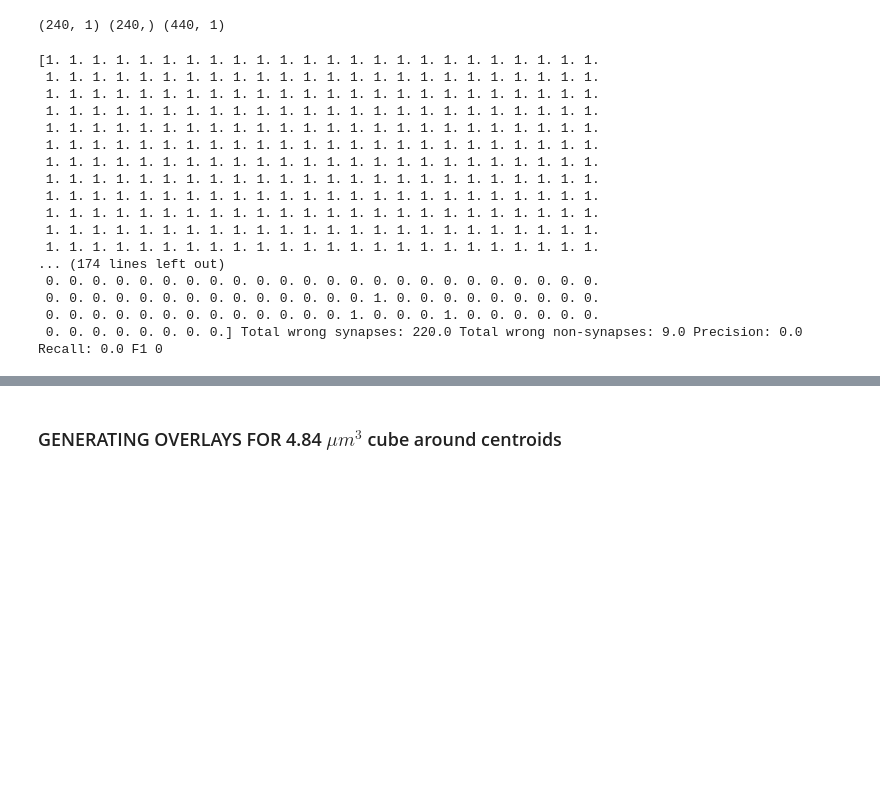
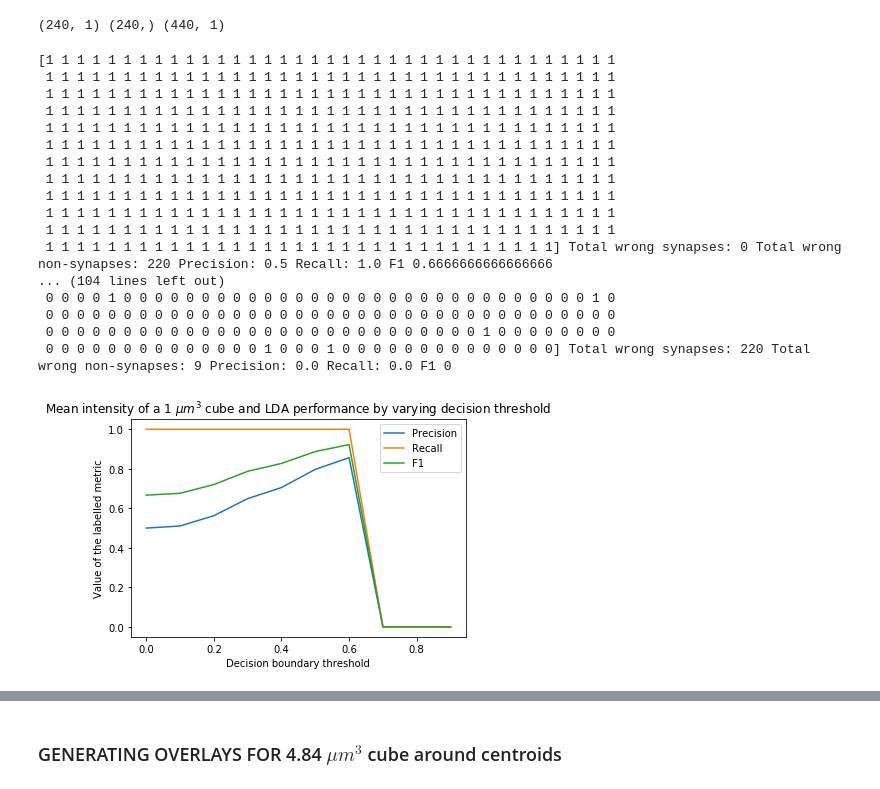
Before and after one commit to NeuroDataDesign/LIDS, a Jupyter notebook: LDA2/changing_decision_boundry_LDA.ipynb, the cells around one changed output, grey strips where cells are left out. Cells and saved outputs as stored; diff of their text form; code cells hidden in the pictures; blank space fills up the shorter version.

```diff
--- a/LDA2/changing_decision_boundry_LDA.ipynb
+++ b/LDA2/changing_decision_boundry_LDA.ipynb
@@ -146,43 +151,62 @@ print(train_data.shape, train_labels.shape, test_data.shape)
 # %%
 b = []
 p = []
 r = []
 f = []
 prediction_int_overlays = []
 for i in np.arange(0.0, 1.0, 0.1):
-    clf = LinearDiscriminantAnalysis(priors = np.array((i, 1-i)))
-    clf.fit(train_data, train_labels)
-    pred = clf.predict(test_data)
 
-    wrong_syn = 220-sum(pred[:220]) ##know that the 1st 220 are synapses
-    wrong_non_syn=sum(pred[220:]) ###know that the last 220 are non-synapses
-    precision = sum(pred[:220])/ (sum(pred[:220])+wrong_non_syn)
-    recall = sum(pred[:220])/ (sum(pred[:220])+(220-sum(pred[:220])))
+    lda = LDA().fit(train_data, train_labels)
+    probs_positive_class = lda.predict_proba(test_data)[:, 1]
+
+    prediction = probs_positive_class > i
+    prediction_int = prediction.astype(int)
+
+
+
+
+
+    wrong_syn = 220-sum(prediction_int[:220]) ##know that the 1st 220 are synapses
+    wrong_non_syn=sum(prediction_int[220:]) ###know that the last 220 are non-synapses
+    precision = sum(prediction_int[:220])/ (sum(prediction_int[:220])+wrong_non_syn)
+    recall = sum(prediction_int[:220])/ (sum(prediction_int[:220])+(220-sum(prediction_int[:220])))
     if precision and recall != 0:
         f1 = (2*precision*recall)/(precision + recall)
     else:
         f1 = 0
-    print(pred, "Total wrong synapses:", wrong_syn, "Total wrong non-synapses:", wrong_non_syn, "Precision:",
+    print(prediction_int, "Total wrong synapses:", wrong_syn, "Total wrong non-synapses:", wrong_non_syn, "Precision:",
          precision, "Recall:", recall, "F1", f1)
     p.append(precision)
     r.append(recall)
-    b.append(1-i)
+    b.append(i)
     f.append(f1)
+    prediction_int_overlays.append(prediction_int)
+
+plt.plot(b, p)
+plt.plot(b, r)
+plt.plot(b, f)
+plt.xlabel('Decision boundary threshold')
+plt.ylabel('Value of the labelled metric')
+
+plt.legend(['Precision', 'Recall', "F1"], loc='upper right')
+plt.title('Mean intensity of a 1 ${\mu}m^3$ cube and LDA performance by varying decision threshold')
+plt.show()
 # %% [output]
-[1. 1. 1. 1. 1. 1. 1. 1. 1. 1. 1. 1. 1. 1. 1. 1. 1. 1. 1. 1. 1. 1. 1. 1.
- 1. 1. 1. 1. 1. 1. 1. 1. 1. 1. 1. 1. 1. 1. 1. 1. 1. 1. 1. 1. 1. 1. 1. 1.
- 1. 1. 1. 1. 1. 1. 1. 1. 1. 1. 1. 1. 1. 1. 1. 1. 1. 1. 1. 1. 1. 1. 1. 1.
- 1. 1. 1. 1. 1. 1. 1. 1. 1. 1. 1. 1. 1. 1. 1. 1. 1. 1. 1. 1. 1. 1. 1. 1.
- 1. 1. 1. 1. 1. 1. 1. 1. 1. 1. 1. 1. 1. 1. 1. 1. 1. 1. 1. 1. 1. 1. 1. 1.
- 1. 1. 1. 1. 1. 1. 1. 1. 1. 1. 1. 1. 1. 1. 1. 1. 1. 1. 1. 1. 1. 1. 1. 1.
- 1. 1. 1. 1. 1. 1. 1. 1. 1. 1. 1. 1. 1. 1. 1. 1. 1. 1. 1. 1. 1. 1. 1. 1.
- 1. 1. 1. 1. 1. 1. 1. 1. 1. 1. 1. 1. 1. 1. 1. 1. 1. 1. 1. 1. 1. 1. 1. 1.
- 1. 1. 1. 1. 1. 1. 1. 1. 1. 1. 1. 1. 1. 1. 1. 1. 1. 1. 1. 1. 1. 1. 1. 1.
- 1. 1. 1. 1. 1. 1. 1. 1. 1. 1. 1. 1. 1. 1. 1. 1. 1. 1. 1. 1. 1. 1. 1. 1.
- 1. 1. 1. 1. 1. 1. 1. 1. 1. 1. 1. 1. 1. 1. 1. 1. 1. 1. 1. 1. 1. 1. 1. 1.
- 1. 1. 1. 1. 1. 1. 1. 1. 1. 1. 1. 1. 1. 1. 1. 1. 1. 1. 1. 1. 1. 1. 1. 1.
-... (174 lines left out)
- 0. 0. 0. 0. 0. 0. 0. 0. 0. 0. 0. 0. 0. 0. 0. 0. 0. 0. 0. 0. 0. 0. 0. 0.
- 0. 0. 0. 0. 0. 0. 0. 0. 0. 0. 0. 0. 0. 0. 1. 0. 0. 0. 0. 0. 0. 0. 0. 0.
- 0. 0. 0. 0. 0. 0. 0. 0. 0. 0. 0. 0. 0. 1. 0. 0. 0. 1. 0. 0. 0. 0. 0. 0.
- 0. 0. 0. 0. 0. 0. 0. 0.] Total wrong synapses: 220.0 Total wrong non-synapses: 9.0 Precision: 0.0 Recall: 0.0 F1 0
+[1 1 1 1 1 1 1 1 1 1 1 1 1 1 1 1 1 1 1 1 1 1 1 1 1 1 1 1 1 1 1 1 1 1 1 1 1
+ 1 1 1 1 1 1 1 1 1 1 1 1 1 1 1 1 1 1 1 1 1 1 1 1 1 1 1 1 1 1 1 1 1 1 1 1 1
+ 1 1 1 1 1 1 1 1 1 1 1 1 1 1 1 1 1 1 1 1 1 1 1 1 1 1 1 1 1 1 1 1 1 1 1 1 1
+ 1 1 1 1 1 1 1 1 1 1 1 1 1 1 1 1 1 1 1 1 1 1 1 1 1 1 1 1 1 1 1 1 1 1 1 1 1
+ 1 1 1 1 1 1 1 1 1 1 1 1 1 1 1 1 1 1 1 1 1 1 1 1 1 1 1 1 1 1 1 1 1 1 1 1 1
+ 1 1 1 1 1 1 1 1 1 1 1 1 1 1 1 1 1 1 1 1 1 1 1 1 1 1 1 1 1 1 1 1 1 1 1 1 1
+ 1 1 1 1 1 1 1 1 1 1 1 1 1 1 1 1 1 1 1 1 1 1 1 1 1 1 1 1 1 1 1 1 1 1 1 1 1
+ 1 1 1 1 1 1 1 1 1 1 1 1 1 1 1 1 1 1 1 1 1 1 1 1 1 1 1 1 1 1 1 1 1 1 1 1 1
+ 1 1 1 1 1 1 1 1 1 1 1 1 1 1 1 1 1 1 1 1 1 1 1 1 1 1 1 1 1 1 1 1 1 1 1 1 1
+ 1 1 1 1 1 1 1 1 1 1 1 1 1 1 1 1 1 1 1 1 1 1 1 1 1 1 1 1 1 1 1 1 1 1 1 1 1
+ 1 1 1 1 1 1 1 1 1 1 1 1 1 1 1 1 1 1 1 1 1 1 1 1 1 1 1 1 1 1 1 1 1 1 1 1 1
+ 1 1 1 1 1 1 1 1 1 1 1 1 1 1 1 1 1 1 1 1 1 1 1 1 1 1 1 1 1 1 1 1 1] Total wrong synapses: 0 Total wrong non-synapses: 220 Precision: 0.5 Recall: 1.0 F1 0.6666666666666666
+... (104 lines left out)
+ 0 0 0 0 1 0 0 0 0 0 0 0 0 0 0 0 0 0 0 0 0 0 0 0 0 0 0 0 0 0 0 0 0 0 0 1 0
+ 0 0 0 0 0 0 0 0 0 0 0 0 0 0 0 0 0 0 0 0 0 0 0 0 0 0 0 0 0 0 0 0 0 0 0 0 0
+ 0 0 0 0 0 0 0 0 0 0 0 0 0 0 0 0 0 0 0 0 0 0 0 0 0 0 0 0 1 0 0 0 0 0 0 0 0
+ 0 0 0 0 0 0 0 0 0 0 0 0 0 0 1 0 0 0 1 0 0 0 0 0 0 0 0 0 0 0 0 0 0] Total wrong synapses: 220 Total wrong non-synapses: 9 Precision: 0.0 Recall: 0.0 F1 0
+[figure, added]
```
Also changed, not shown: parts of 11 cells of this notebook.
